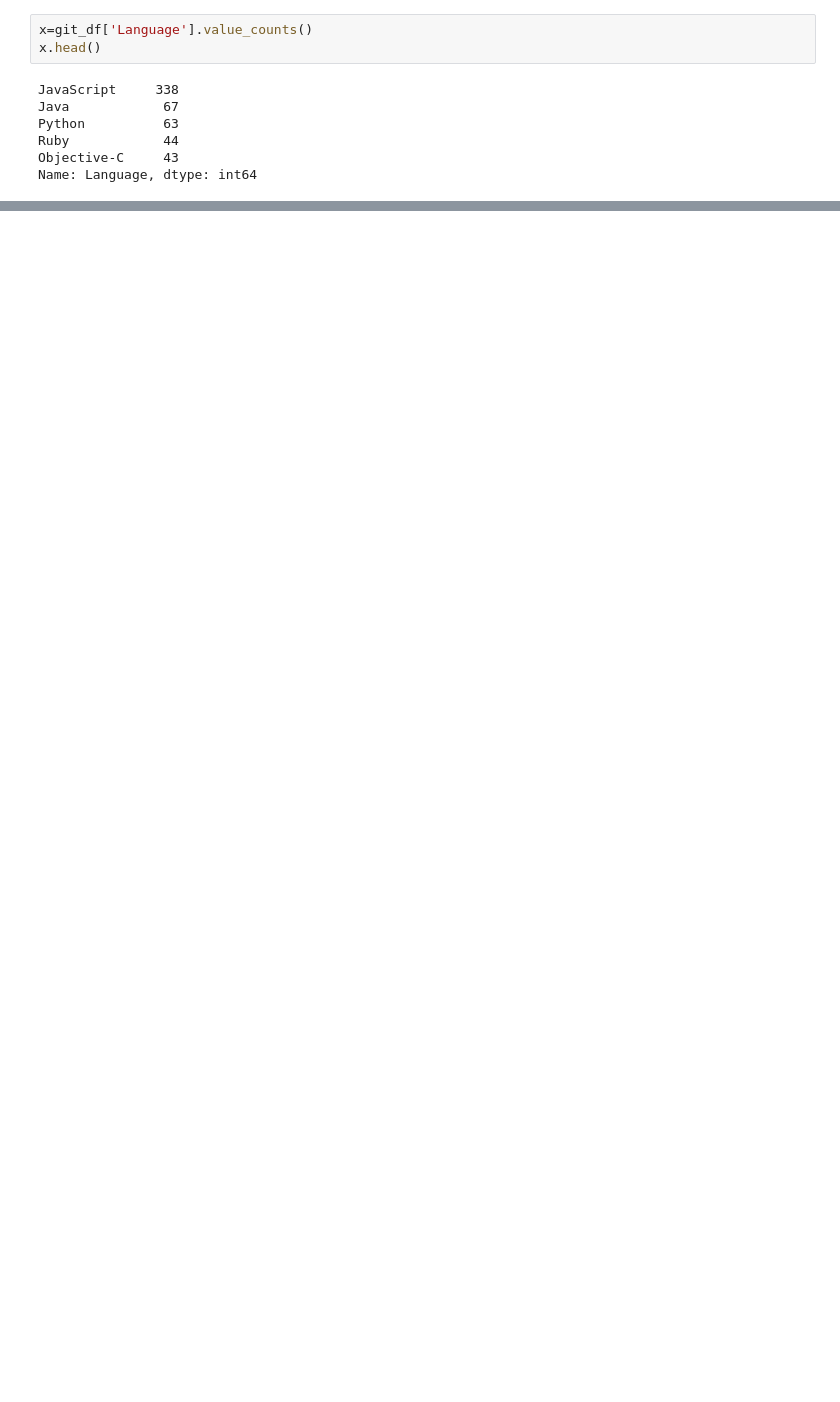
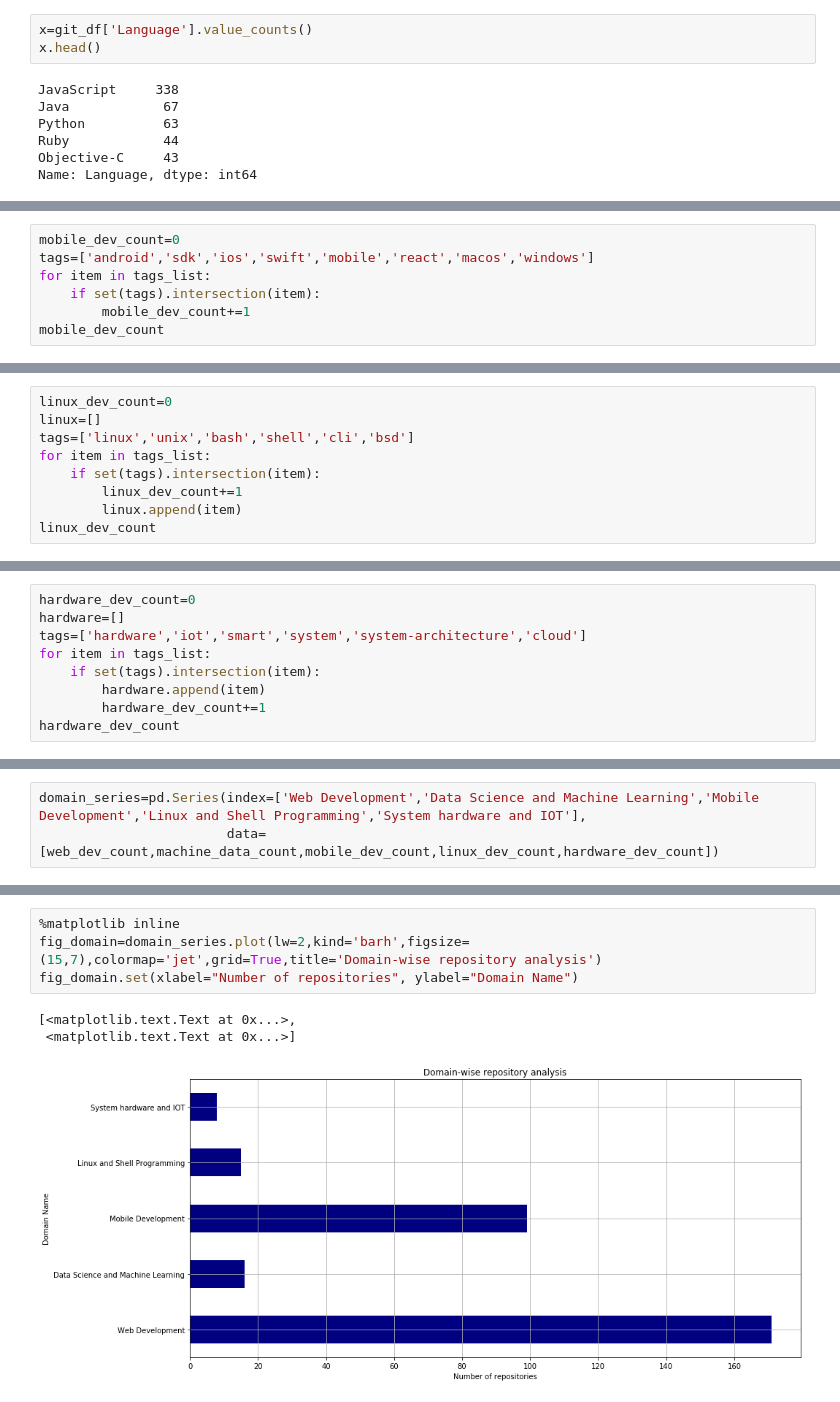
Before and after one commit to varbha/GitHub_Repository_Analysis, a Jupyter notebook: Top Projects on Github.ipynb, the cells around one changed output, grey strips where cells are left out. Cells and saved outputs as stored; diff of their text form; blank space fills up the shorter version.

Commit message:
domain analysis completed

```diff
--- a/Top Projects on Github.ipynb
+++ b/Top Projects on Github.ipynb
@@ -131,0 +208,7 @@ x[:5].plot.pie(label="Use of the top 5 languages",fontsize=20,figsize=(10,10))
+# %%
+mobile_dev_count=0
+tags=['android','sdk','ios','swift','mobile','react','macos','windows']
+for item in tags_list:
+    if set(tags).intersection(item):
+        mobile_dev_count+=1
+mobile_dev_count
@@ -131,0 +217,9 @@ x[:5].plot.pie(label="Use of the top 5 languages",fontsize=20,figsize=(10,10))
+# %%
+linux_dev_count=0
+linux=[]
+tags=['linux','unix','bash','shell','cli','bsd']
+for item in tags_list:
+    if set(tags).intersection(item):
+        linux_dev_count+=1
+        linux.append(item)
+linux_dev_count
@@ -131,0 +228,9 @@ x[:5].plot.pie(label="Use of the top 5 languages",fontsize=20,figsize=(10,10))
+# %%
+hardware_dev_count=0
+hardware=[]
+tags=['hardware','iot','smart','system','system-architecture','cloud']
+for item in tags_list:
+    if set(tags).intersection(item):
+        hardware.append(item)
+        hardware_dev_count+=1
+hardware_dev_count
@@ -131,0 +239,3 @@ x[:5].plot.pie(label="Use of the top 5 languages",fontsize=20,figsize=(10,10))
+# %%
+domain_series=pd.Series(index=['Web Development','Data Science and Machine Learning','Mobile Development','Linux and Shell Programming','System hardware and IOT'],
+                        data=[web_dev_count,machine_data_count,mobile_dev_count,linux_dev_count,hardware_dev_count])
@@ -131,0 +251,8 @@ x[:5].plot.pie(label="Use of the top 5 languages",fontsize=20,figsize=(10,10))
+# %%
+%matplotlib inline
+fig_domain=domain_series.plot(lw=2,kind='barh',figsize=(15,7),colormap='jet',grid=True,title='Domain-wise repository analysis')
+fig_domain.set(xlabel="Number of repositories", ylabel="Domain Name")
+# %% [output]
+[<matplotlib.text.Text at 0x...>,
+ <matplotlib.text.Text at 0x...>]
+[figure, added]
```
Also changed, not shown: parts of 28 cells of this notebook.
